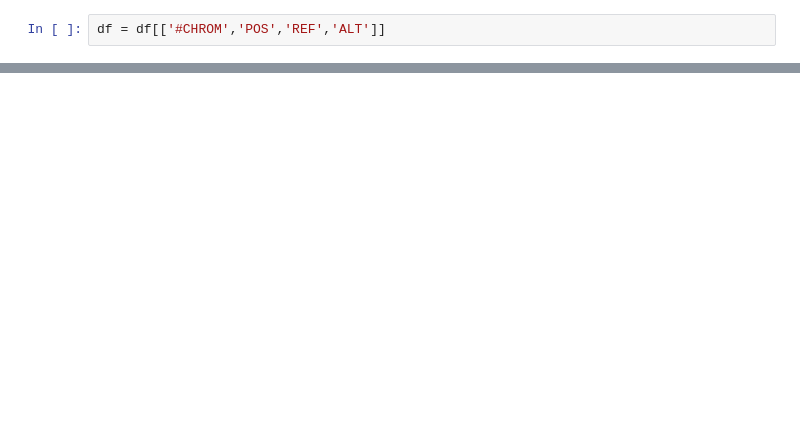
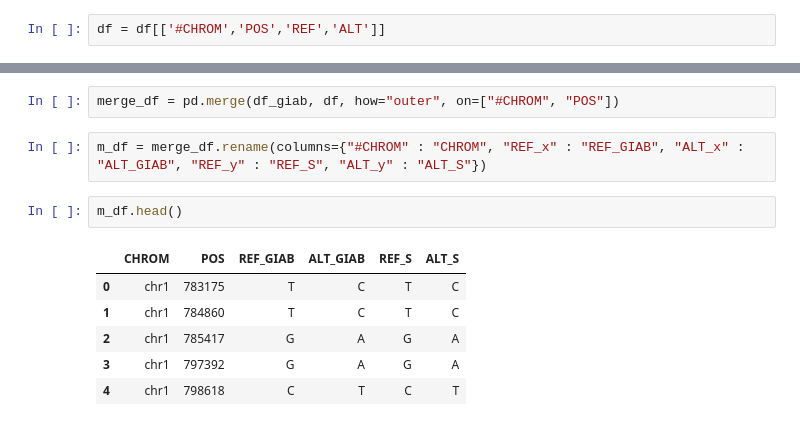
Before and after one commit to NguyenMaiAnh-Do/bash_script, a Jupyter notebook: bash_script/variants_filter.ipynb, the cells around one changed output, grey strips where cells are left out. Cells and saved outputs as stored; diff of their text form; blank space fills up the shorter version.

```diff
--- a/bash_script/variants_filter.ipynb
+++ b/bash_script/variants_filter.ipynb
@@ -142,0 +122,13 @@ KeyError: "None of [Index(['#CHROM', 'POS'], dtype='object')] are in the [column
+# %%
+merge_df = pd.merge(df_giab, df, how="outer", on=["#CHROM", "POS"])
+# %%
+m_df = merge_df.rename(columns={"#CHROM" : "CHROM", "REF_x" : "REF_GIAB", "ALT_x" : "ALT_GIAB", "REF_y" : "REF_S", "ALT_y" : "ALT_S"})
+# %%
+m_df.head()
+# %% [output]
+|  | CHROM | POS | REF_GIAB | ALT_GIAB | REF_S | ALT_S |
+| 0 | chr1 | 783175 | T | C | T | C |
+| 1 | chr1 | 784860 | T | C | T | C |
+| 2 | chr1 | 785417 | G | A | G | A |
+| 3 | chr1 | 797392 | G | A | G | A |
+| 4 | chr1 | 798618 | C | T | C | T |
```
Also changed, not shown: parts of 8 cells of this notebook.
